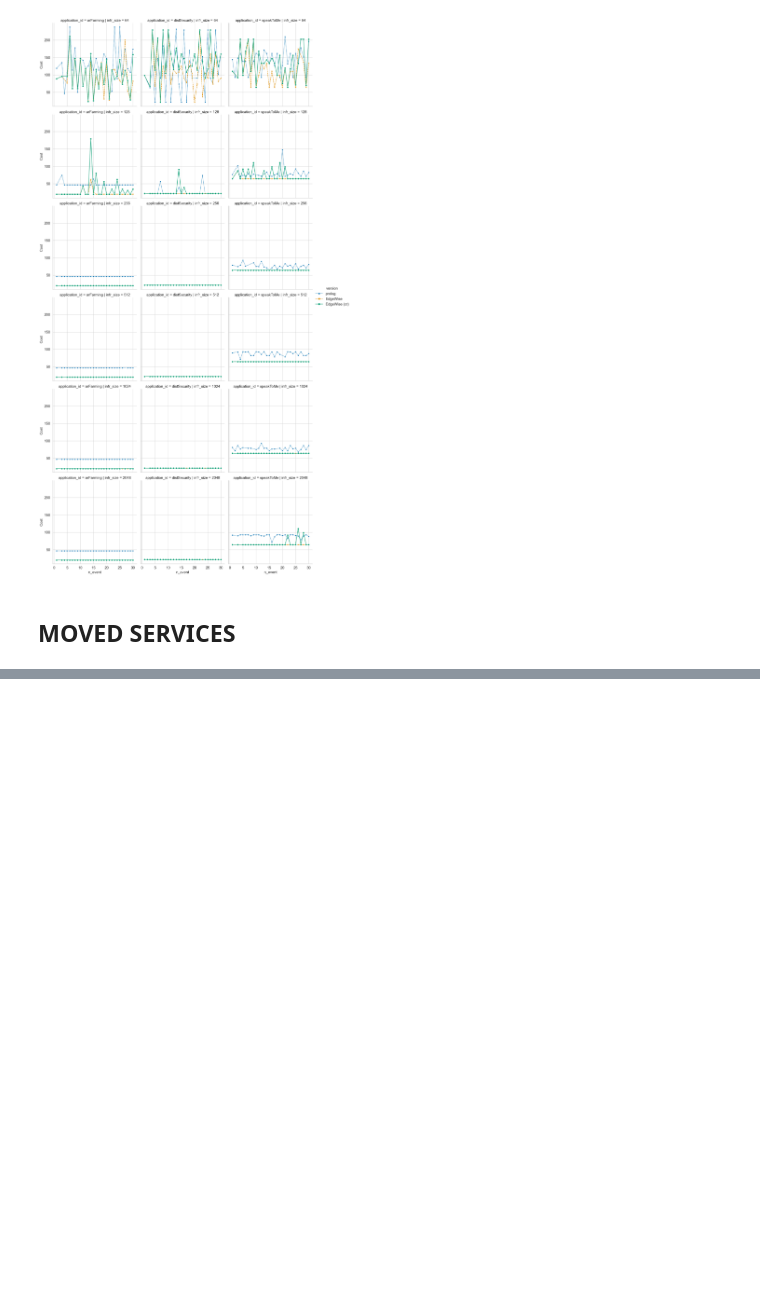
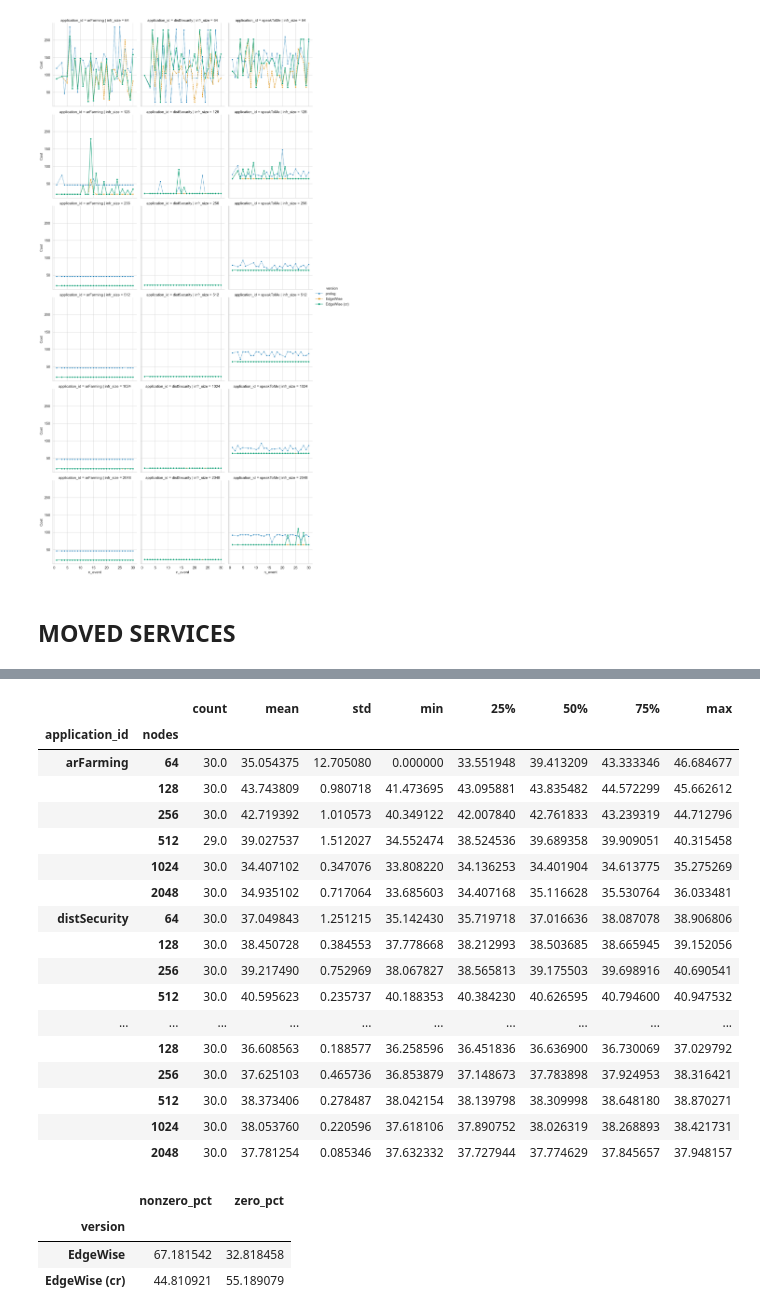
Before and after one commit to di-unipi-socc/edgewise, a Jupyter notebook: edgewise/results/analyse.ipynb, the cells around one changed output, grey strips where cells are left out. Drawn from its saved outputs; the diff is of its cells as text; code cells hidden in the pictures; blank space fills up the shorter version.

```diff
--- a/edgewise/results/analyse.ipynb
+++ b/edgewise/results/analyse.ipynb
@@ -163,0 +223,42 @@ f.set_ylabels("Moved Services [#]")
+# %%
+df_diff = df_milp_cr_ms.groupby(["application_id", "nodes"])["diff"]
+#df_diff = df_diff.mean().reset_index()
+
+df_diff.describe()
+# %% [output]
+|  |  | count | mean | std | min | 25% | 50% | 75% | max |
+| application_id | nodes |  |  |  |  |  |  |  |  |
+| arFarming | 64 | 30.0 | 35.054375 | 12.705080 | 0.000000 | 33.551948 | 39.413209 | 43.333346 | 46.684677 |
+|  | 128 | 30.0 | 43.743809 | 0.980718 | 41.473695 | 43.095881 | 43.835482 | 44.572299 | 45.662612 |
+|  | 256 | 30.0 | 42.719392 | 1.010573 | 40.349122 | 42.007840 | 42.761833 | 43.239319 | 44.712796 |
+|  | 512 | 29.0 | 39.027537 | 1.512027 | 34.552474 | 38.524536 | 39.689358 | 39.909051 | 40.315458 |
+|  | 1024 | 30.0 | 34.407102 | 0.347076 | 33.808220 | 34.136253 | 34.401904 | 34.613775 | 35.275269 |
+|  | 2048 | 30.0 | 34.935102 | 0.717064 | 33.685603 | 34.407168 | 35.116628 | 35.530764 | 36.033481 |
+| distSecurity | 64 | 30.0 | 37.049843 | 1.251215 | 35.142430 | 35.719718 | 37.016636 | 38.087078 | 38.906806 |
+|  | 128 | 30.0 | 38.450728 | 0.384553 | 37.778668 | 38.212993 | 38.503685 | 38.665945 | 39.152056 |
+|  | 256 | 30.0 | 39.217490 | 0.752969 | 38.067827 | 38.565813 | 39.175503 | 39.698916 | 40.690541 |
+|  | 512 | 30.0 | 40.595623 | 0.235737 | 40.188353 | 40.384230 | 40.626595 | 40.794600 | 40.947532 |
+| ... | ... | ... | ... | ... | ... | ... | ... | ... | ... |
+|  | 128 | 30.0 | 36.608563 | 0.188577 | 36.258596 | 36.451836 | 36.636900 | 36.730069 | 37.029792 |
+|  | 256 | 30.0 | 37.625103 | 0.465736 | 36.853879 | 37.148673 | 37.783898 | 37.924953 | 38.316421 |
+|  | 512 | 30.0 | 38.373406 | 0.278487 | 38.042154 | 38.139798 | 38.309998 | 38.648180 | 38.870271 |
+|  | 1024 | 30.0 | 38.053760 | 0.220596 | 37.618106 | 37.890752 | 38.026319 | 38.268893 | 38.421731 |
+|  | 2048 | 30.0 | 37.781254 | 0.085346 | 37.632332 | 37.727944 | 37.774629 | 37.845657 | 37.948157 |
+# %%
+df_mov = df_moved[~df_moved["version"].isin(["prolog"])]
+grouped = df_mov.groupby(["application_id", "nodes", "version"]).agg(
+    total_size=("value", "size"),
+    zero_count=("value", lambda x: (x == 0).sum()),
+    nonzero_count=("value", lambda x: (x != 0).sum()),
+).reset_index()
+
+grouped["zero_pct"] = (grouped["zero_count"] / grouped["total_size"]) * 100
+grouped["nonzero_pct"] = (grouped["nonzero_count"] / grouped["total_size"]) * 100
+
+
+grouped.groupby("version")[["nonzero_pct", "zero_pct"]].mean()
+# %% [output]
+|  | nonzero_pct | zero_pct |
+| version |  |  |
+| EdgeWise | 67.181542 | 32.818458 |
+| EdgeWise (cr) | 44.810921 | 55.189079 |
```
Also changed, not shown: parts of 6 cells of this notebook, 1 other file.
